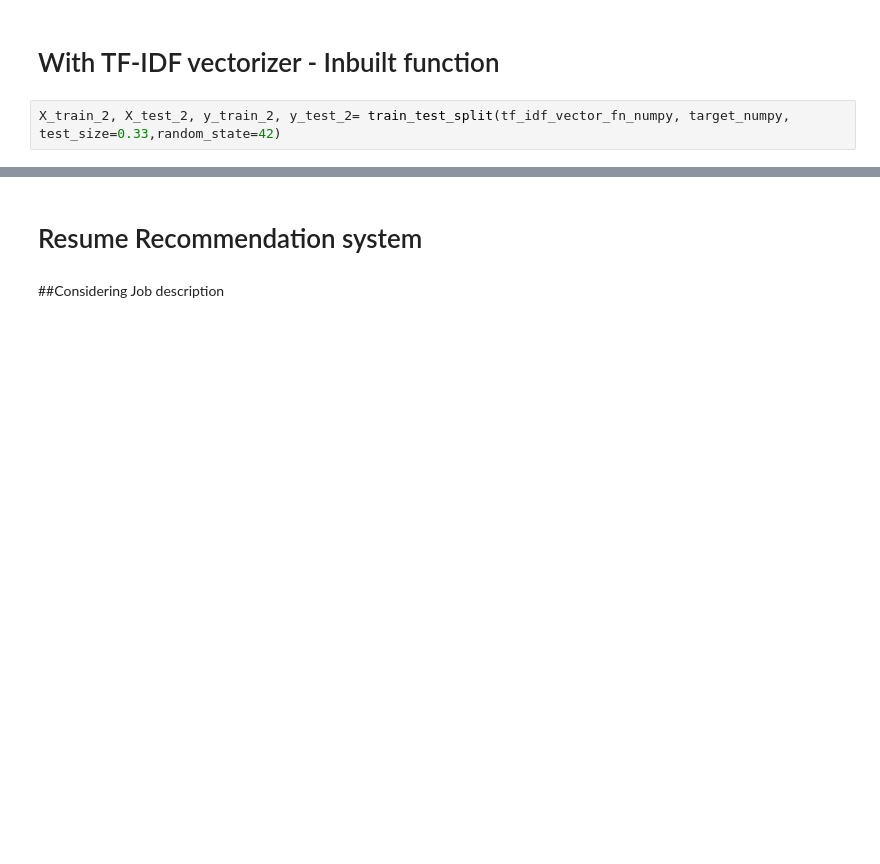
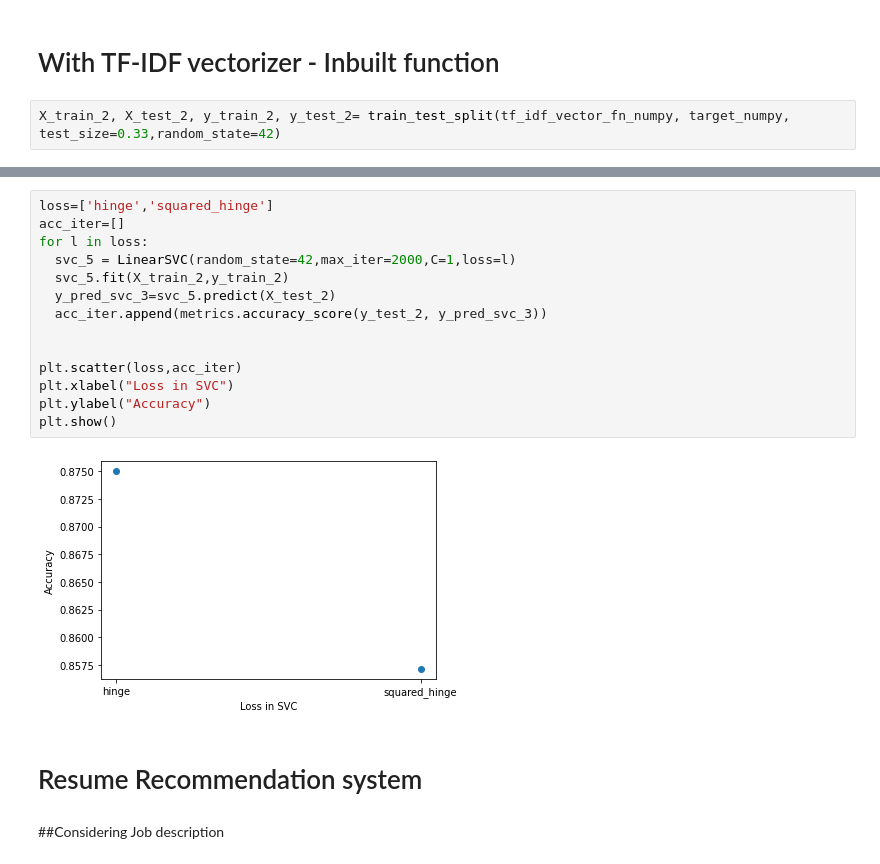
Before and after one commit to suchith1012/Resume-Recommendation-system, a Jupyter notebook: AOML_Project_V1_0.ipynb, the cells around one changed output, grey strips where cells are left out. Saved outputs shown, nothing was run; the diff lists cells and outputs as text; blank space fills up the shorter version.

```diff
--- a/AOML_Project_V1_0.ipynb
+++ b/AOML_Project_V1_0.ipynb
@@ -761,3 +796,19 @@ Wall time: 59.7 ms
+# %%
+loss=['hinge','squared_hinge']
+acc_iter=[]
+for l in loss:
+  svc_5 = LinearSVC(random_state=42,max_iter=2000,C=1,loss=l)
+  svc_5.fit(X_train_2,y_train_2)
+  y_pred_svc_3=svc_5.predict(X_test_2)
+  acc_iter.append(metrics.accuracy_score(y_test_2, y_pred_svc_3))
+
+
+plt.scatter(loss,acc_iter)
+plt.xlabel("Loss in SVC")
+plt.ylabel("Accuracy")
+plt.show()
+# %% [output]
+[figure, added]
 # %% [markdown]
 # Resume Recommendation system
 # %% [markdown]
```
Also changed, not shown: parts of 28 cells of this notebook.
